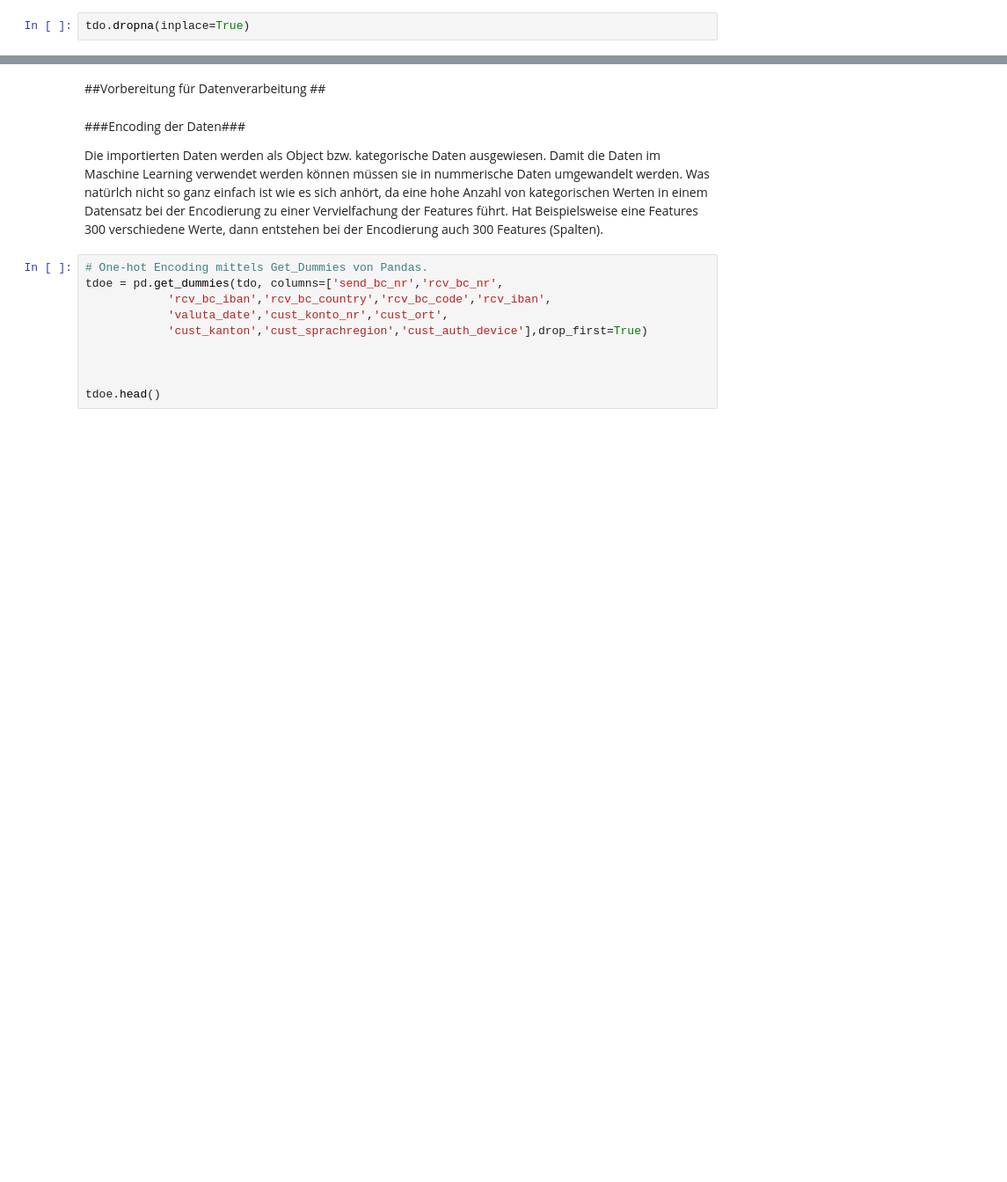
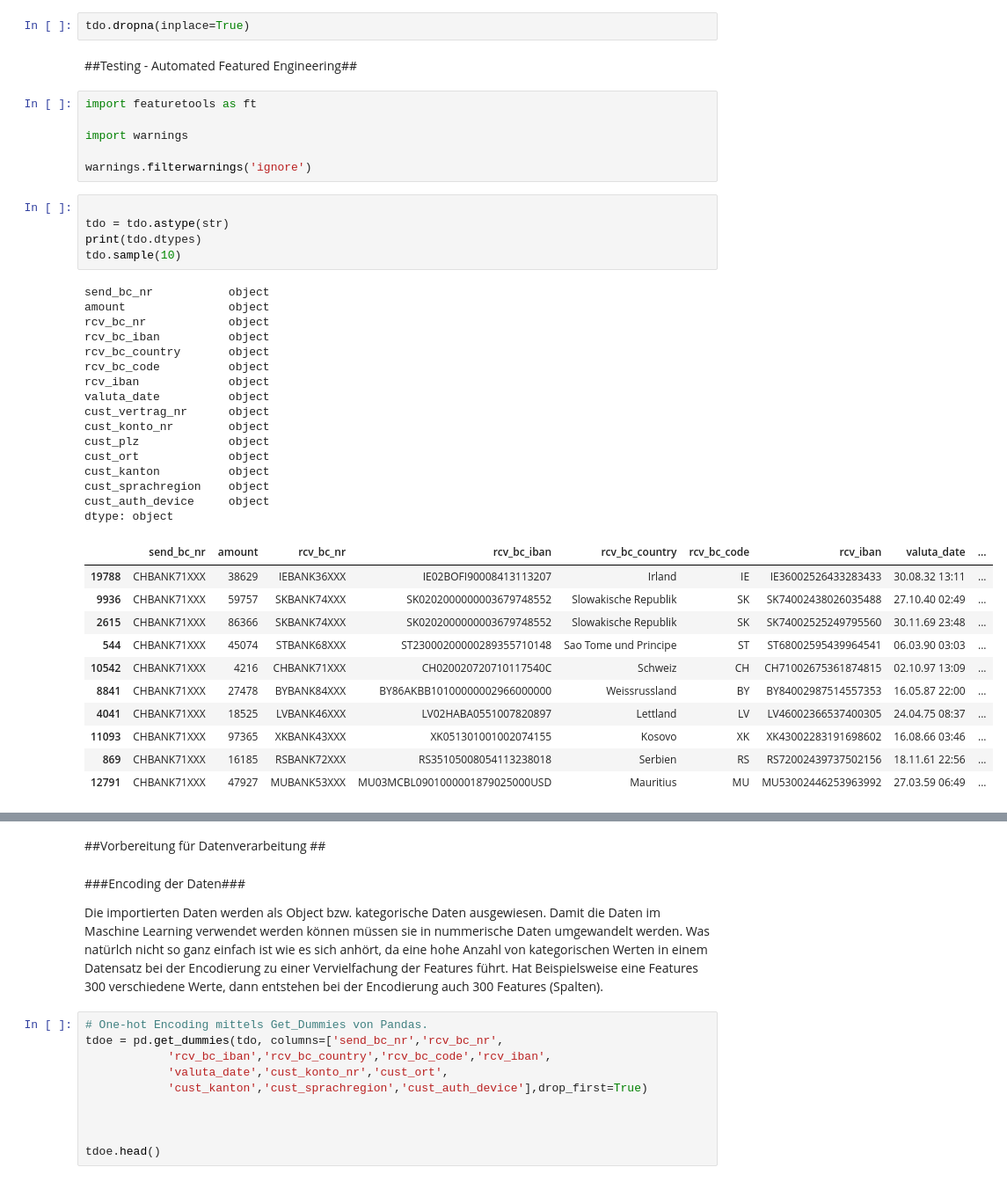
Before and after one commit to sipfli/cas_datenanalyse, a Jupyter notebook: Semesterarbeit/CAS_DA_SA_Payment_Fraud_Detection.ipynb, the cells around one changed output, grey strips where cells are left out. Shown: that part at 88% size. Saved outputs shown, nothing was run; the diff lists cells and outputs as text; blank space fills up the shorter version.

```diff
--- a/Semesterarbeit/CAS_DA_SA_Payment_Fraud_Detection.ipynb
+++ b/Semesterarbeit/CAS_DA_SA_Payment_Fraud_Detection.ipynb
@@ -207,2 +203,43 @@ For all other conversions use the data-type specific converters pd.to_datetime,
 # %%
 tdo.dropna(inplace=True)
+# %% [markdown]
+##Testing - Automated Featured Engineering##
+# %%
+import featuretools as ft
+
+import warnings
+
+warnings.filterwarnings('ignore')
+# %%
+
+tdo = tdo.astype(str)
+print(tdo.dtypes)
+tdo.sample(10)
+# %% [output]
+send_bc_nr           object
+amount               object
+rcv_bc_nr            object
+rcv_bc_iban          object
+rcv_bc_country       object
+rcv_bc_code          object
+rcv_iban             object
+valuta_date          object
+cust_vertrag_nr      object
+cust_konto_nr        object
+cust_plz             object
+cust_ort             object
+cust_kanton          object
+cust_sprachregion    object
+cust_auth_device     object
+dtype: object
+|  | send_bc_nr | amount | rcv_bc_nr | rcv_bc_iban | rcv_bc_country | rcv_bc_code | rcv_iban | valuta_date | ... |
+| 19788 | CHBANK71XXX | 38629 | IEBANK36XXX | IE02BOFI90008413113207 | Irland | IE | IE36002526433283433 | 30.08.32 13:11 | ... |
+| 9936 | CHBANK71XXX | 59757 | SKBANK74XXX | SK0202000000003679748552 | Slowakische Republik | SK | SK74002438026035488 | 27.10.40 02:49 | ... |
+| 2615 | CHBANK71XXX | 86366 | SKBANK74XXX | SK0202000000003679748552 | Slowakische Republik | SK | SK74002525249795560 | 30.11.69 23:48 | ... |
+| 544 | CHBANK71XXX | 45074 | STBANK68XXX | ST23000200000289355710148 | Sao Tome und Principe | ST | ST68002595439964541 | 06.03.90 03:03 | ... |
+| 10542 | CHBANK71XXX | 4216 | CHBANK71XXX | CH020020720710117540C | Schweiz | CH | CH71002675361874815 | 02.10.97 13:09 | ... |
+| 8841 | CHBANK71XXX | 27478 | BYBANK84XXX | BY86AKBB10100000002966000000 | Weissrussland | BY | BY84002987514557353 | 16.05.87 22:00 | ... |
+| 4041 | CHBANK71XXX | 18525 | LVBANK46XXX | LV02HABA0551007820897 | Lettland | LV | LV46002366537400305 | 24.04.75 08:37 | ... |
+| 11093 | CHBANK71XXX | 97365 | XKBANK43XXX | XK051301001002074155 | Kosovo | XK | XK43002283191698602 | 16.08.66 03:46 | ... |
+| 869 | CHBANK71XXX | 16185 | RSBANK72XXX | RS35105008054113238018 | Serbien | RS | RS72002439737502156 | 18.11.61 22:56 | ... |
+| 12791 | CHBANK71XXX | 47927 | MUBANK53XXX | MU03MCBL0901000001879025000USD | Mauritius | MU | MU53002446253963992 | 27.03.59 06:49 | ... |
```
Also changed, not shown: parts of 9 cells of this notebook.
